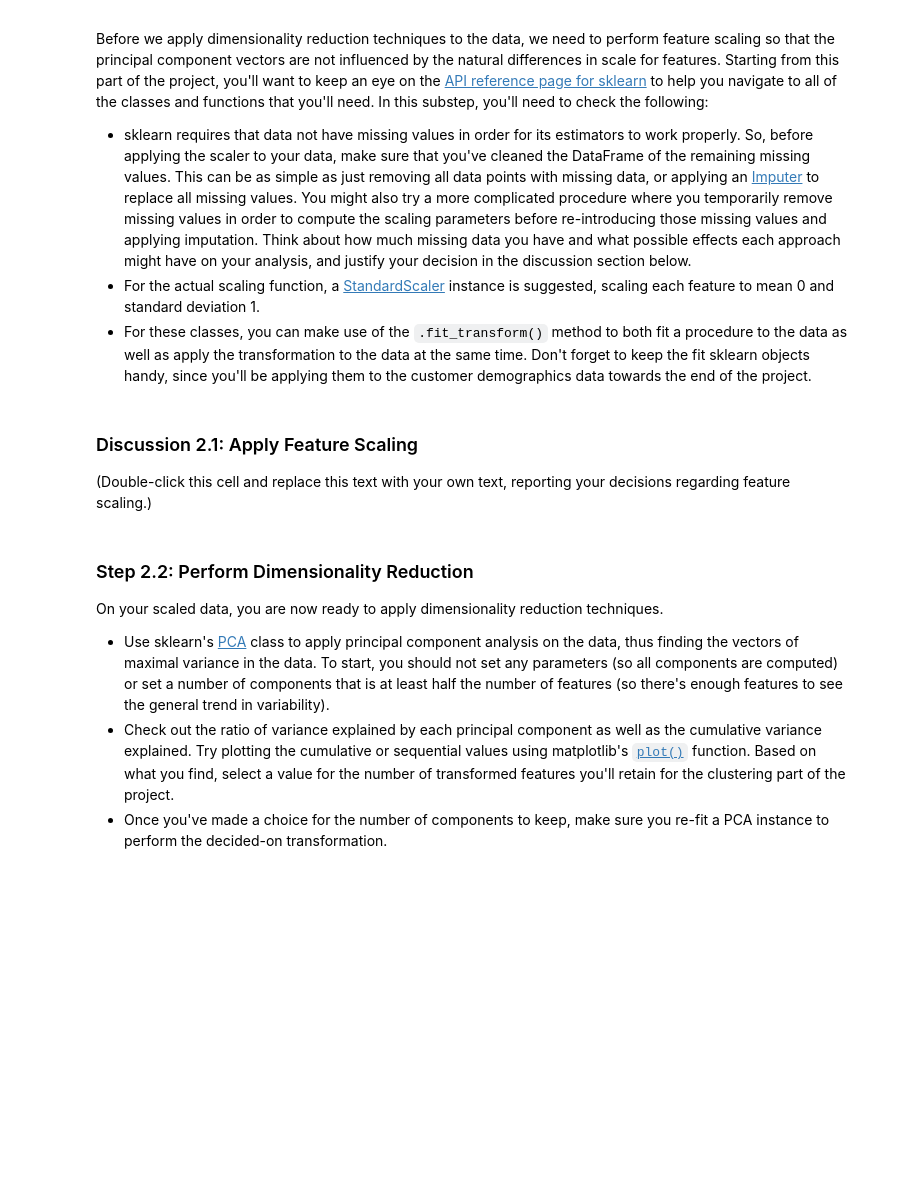
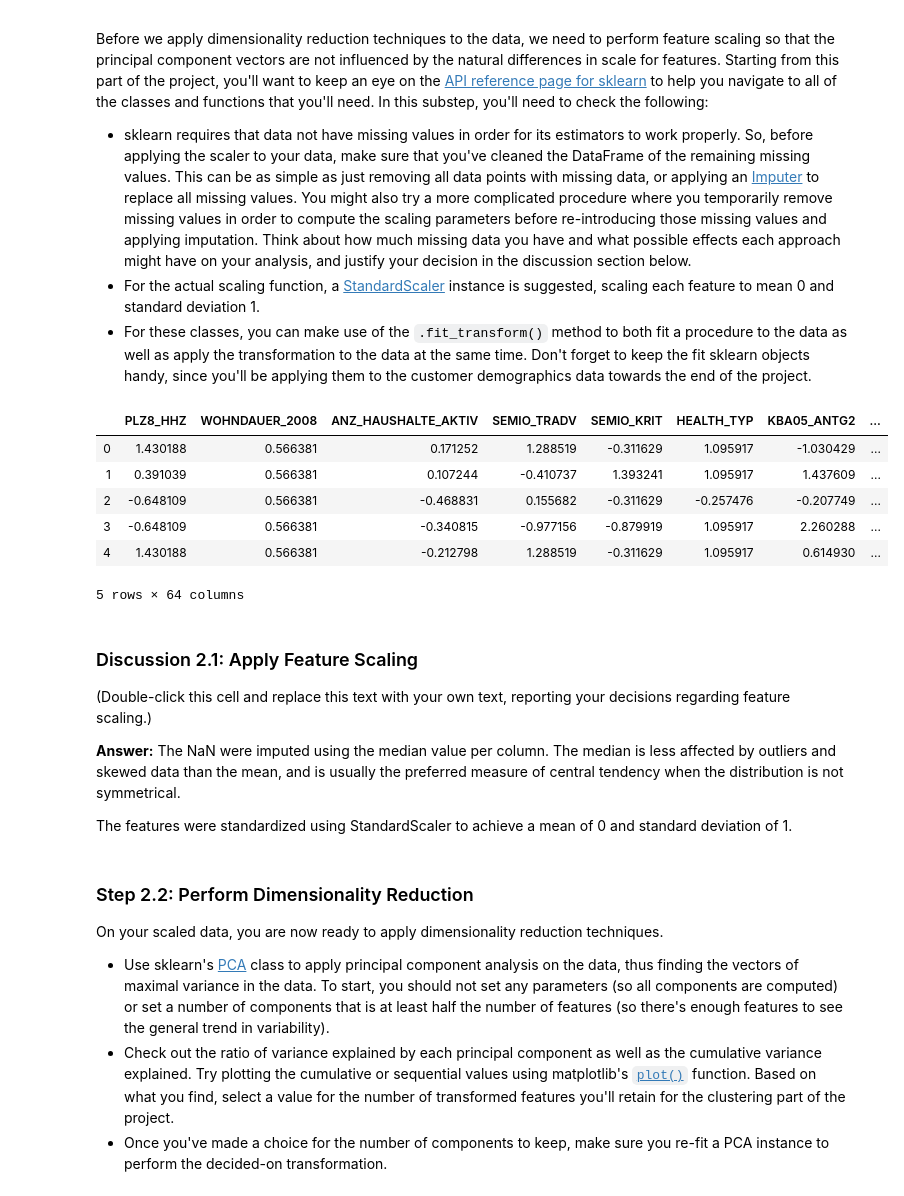
Before and after one commit to luis-valverde/Identify-Customer-Segments-with-Arvato, a Jupyter notebook: Identify_Customer_Segments.ipynb, the cells around one changed output. Cells and saved outputs as stored; diff of their text form; code cells hidden in the pictures; blank space fills up the shorter version.

Commit message:
feat: Apply feature scaling
Perform feature scaling so that the principal component vectors are
not influenced by the natural differences in scale for features.

```diff
--- a/Identify_Customer_Segments.ipynb
+++ b/Identify_Customer_Segments.ipynb
@@ -752,12 +752,49 @@ Before we apply dimensionality reduction techniques to the data, we need to perf
 - sklearn requires that data not have missing values in order for its estimators to work properly. So, before applying the scaler to your data, make sure that you've cleaned the DataFrame of the remaining missing values. This can be as simple as just removing all data points with missing data, or applying an [Imputer](http://scikit-learn.org/stable/modules/generated/sklearn.preprocessing.Imputer.html) to replace all missing values. You might also try a more complicated procedure where you temporarily remove missing values in order to compute the scaling parameters before re-introducing those missing values and applying imputation. Think about how much missing data you have and what possible effects each approach might have on your analysis, and justify your decision in the discussion section below.
 - For the actual scaling function, a [StandardScaler](http://scikit-learn.org/stable/modules/generated/sklearn.preprocessing.StandardScaler.html) instance is suggested, scaling each feature to mean 0 and standard deviation 1.
 - For these classes, you can make use of the `.fit_transform()` method to both fit a procedure to the data as well as apply the transformation to the data at the same time. Don't forget to keep the fit sklearn objects handy, since you'll be applying them to the customer demographics data towards the end of the project.
+# %%
+# Perform feature scaling so that the principal component vectors are not influenced by the
+# natural differences in scale for features
+def feature_scaling(dataframe):
+    # If you've not yet cleaned the dataset of all NaN values, then investigate and
+    # do that now.
+
+    fill_missing = Imputer(strategy='median')
+    clean_data = pd.DataFrame(fill_missing.fit_transform(dataframe))
+
+    clean_data.columns = dataframe.columns
+    clean_data.index = dataframe.index
+
+    # Apply feature scaling to the data.
+    clean_data_scaled = scaler.fit_transform(clean_data)
+
+    clean_data_scaled = pd.DataFrame(clean_data_scaled, columns=list(clean_data))
+
+    return clean_data_scaled
 # %%
 # Apply feature scaling to the general population demographics data.
+scaler = StandardScaler()
+
+azdias_scaled = feature_scaling(data_subset)
+# %%
+azdias_scaled.head()
+# %% [output]
+|  | PLZ8_HHZ | WOHNDAUER_2008 | ANZ_HAUSHALTE_AKTIV | SEMIO_TRADV | SEMIO_KRIT | HEALTH_TYP | KBA05_ANTG2 | ... |
+| 0 | 1.430188 | 0.566381 | 0.171252 | 1.288519 | -0.311629 | 1.095917 | -1.030429 | ... |
+| 1 | 0.391039 | 0.566381 | 0.107244 | -0.410737 | 1.393241 | 1.095917 | 1.437609 | ... |
+| 2 | -0.648109 | 0.566381 | -0.468831 | 0.155682 | -0.311629 | -0.257476 | -0.207749 | ... |
+| 3 | -0.648109 | 0.566381 | -0.340815 | -0.977156 | -0.879919 | 1.095917 | 2.260288 | ... |
+| 4 | 1.430188 | 0.566381 | -0.212798 | 1.288519 | -0.311629 | 1.095917 | 0.614930 | ... |
+5 rows × 64 columns
 # %% [markdown]
 ### Discussion 2.1: Apply Feature Scaling
 
 (Double-click this cell and replace this text with your own text, reporting your decisions regarding feature scaling.)
+
+**Answer:**
+The NaN were imputed using the median value per column. The median is less affected by outliers and skewed data than the mean, and is usually the preferred measure of central tendency when the distribution is not symmetrical.
+
+The features were standardized using StandardScaler to achieve a mean of 0 and standard deviation of 1.
 # %% [markdown]
 ### Step 2.2: Perform Dimensionality Reduction
 
```
